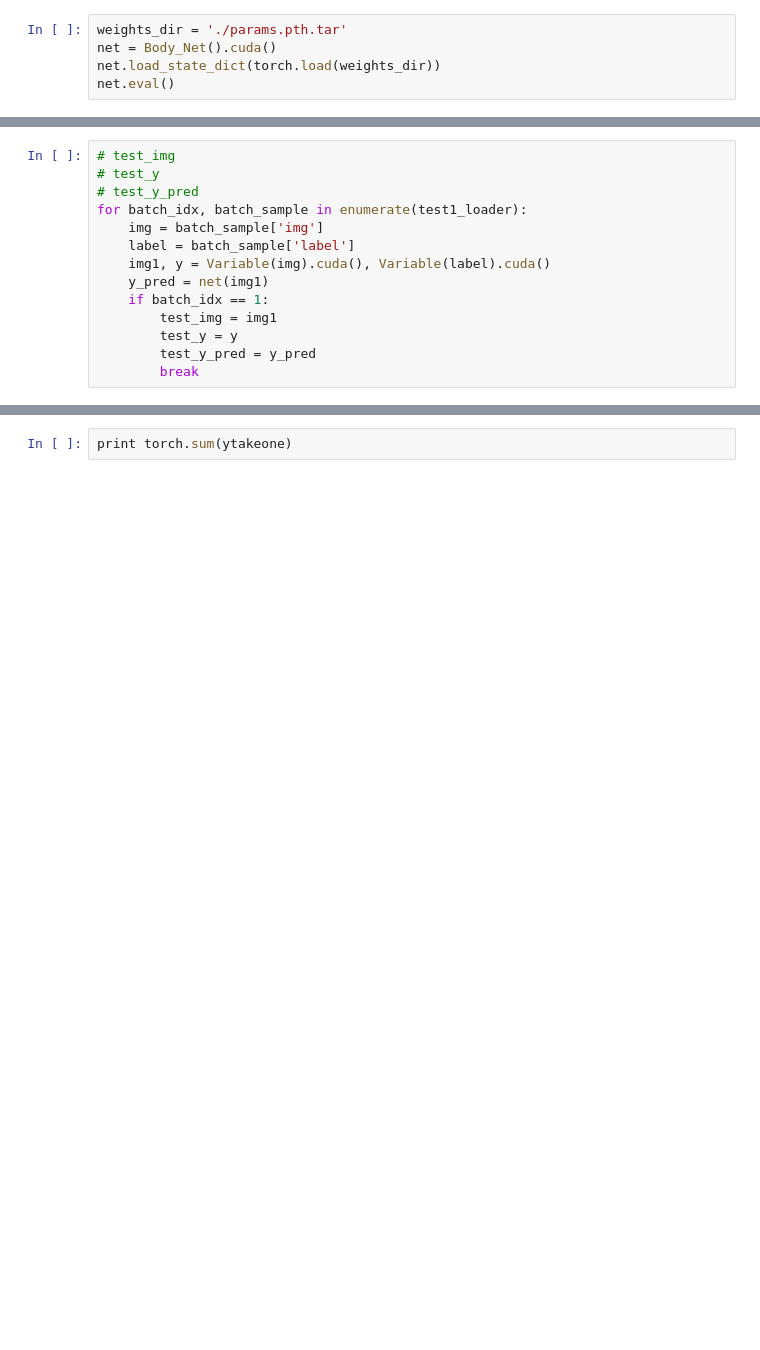
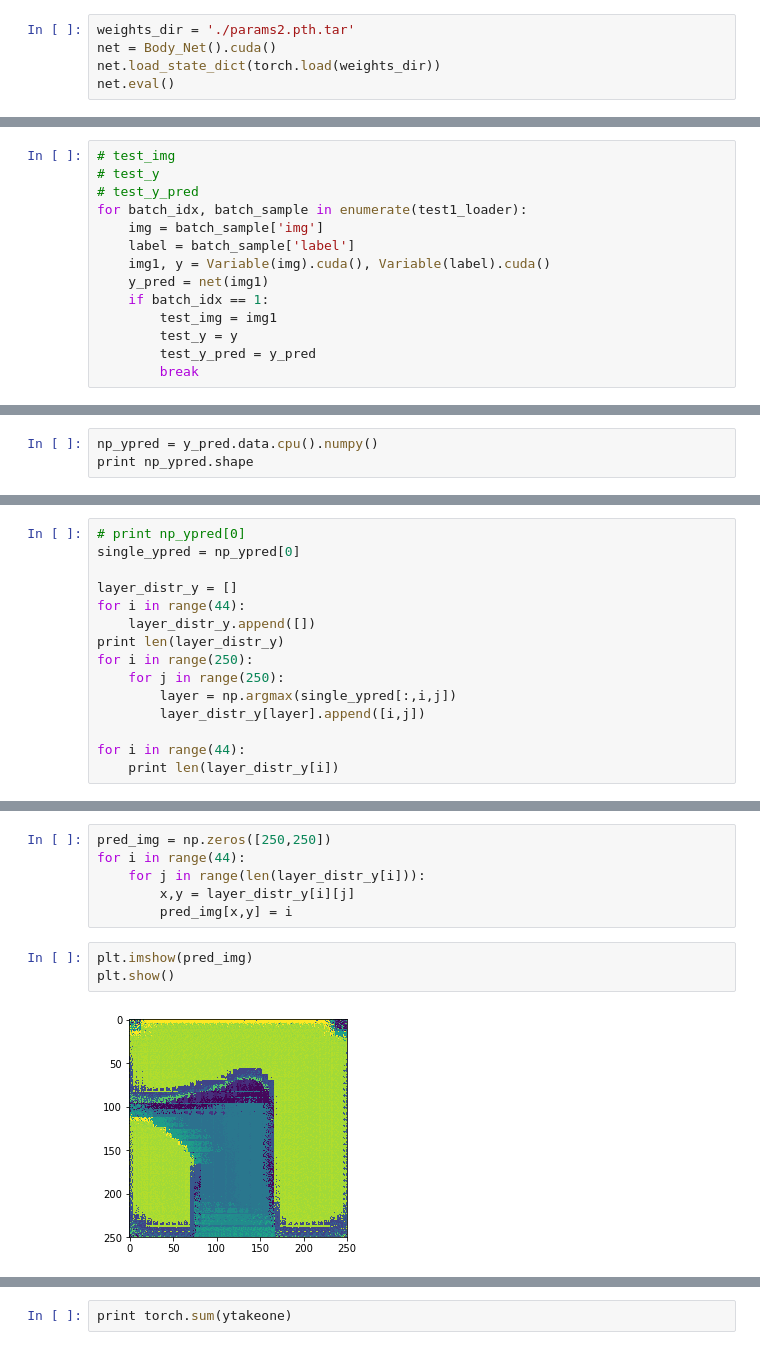
Before and after one commit to mkraice1/CV_Final_Project, a Jupyter notebook: JupyterOnGcloud.ipynb, the cells around one changed output, grey strips where cells are left out. Saved outputs shown, nothing was run; the diff lists cells and outputs as text; blank space fills up the shorter version.

```diff
--- a/JupyterOnGcloud.ipynb
+++ b/JupyterOnGcloud.ipynb
@@ -234,7 +231,7 @@ configs = {"batch_train": 16, \
             "learning_rate": 1e-6, \
             "data_augment": True}
 # %%
-weights_dir = './params.pth.tar'
+weights_dir = './params2.pth.tar'
 net = Body_Net().cuda()
 net.load_state_dict(torch.load(weights_dir))
 net.eval()
@@ -324,0 +310,3 @@ Variable containing:
+# %%
+np_ypred = y_pred.data.cpu().numpy()
+print np_ypred.shape
@@ -324,0 +315,15 @@ Variable containing:
+# %%
+# print np_ypred[0]
+single_ypred = np_ypred[0]
+
+layer_distr_y = []
+for i in range(44):
+    layer_distr_y.append([])
+print len(layer_distr_y)
+for i in range(250):
+    for j in range(250):
+        layer = np.argmax(single_ypred[:,i,j])
+        layer_distr_y[layer].append([i,j])
+
+for i in range(44):
+    print len(layer_distr_y[i])
@@ -324,0 +348,11 @@ Variable containing:
+# %%
+pred_img = np.zeros([250,250])
+for i in range(44):
+    for j in range(len(layer_distr_y[i])):
+        x,y = layer_distr_y[i][j]
+        pred_img[x,y] = i
+# %%
+plt.imshow(pred_img)
+plt.show()
+# %% [output]
+[figure, added]
```
Also changed, not shown: parts of 11 cells of this notebook, 2 other files.
